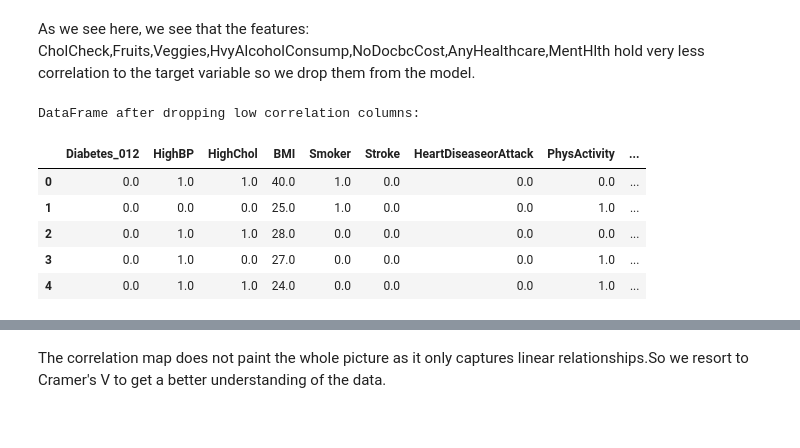
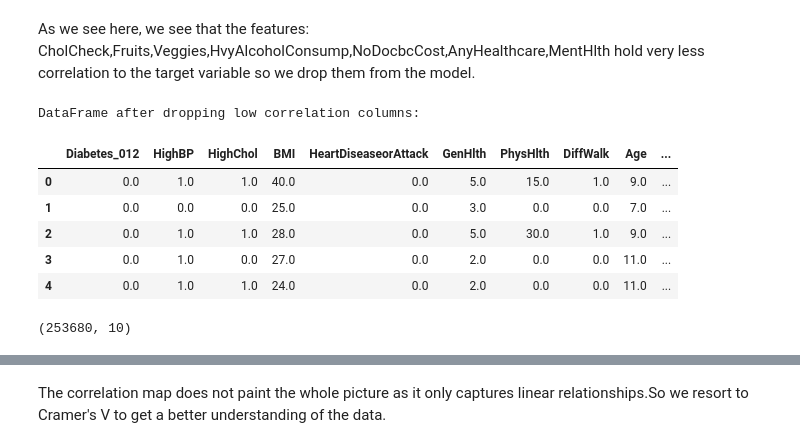
Before and after one commit to chrisjason0505/DIABETES-HEALTH-INDICATORS-DS, a Jupyter notebook: diabetesindicators.ipynb, the cells around one changed output, grey strips where cells are left out. Saved outputs shown, nothing was run; the diff lists cells and outputs as text; code cells hidden in the pictures.

```diff
--- a/diabetesindicators.ipynb
+++ b/diabetesindicators.ipynb
@@ -268,15 +268,19 @@ plt.show()
 As we see here, we see that the features: CholCheck,Fruits,Veggies,HvyAlcoholConsump,NoDocbcCost,AnyHealthcare,MentHlth hold very less correlation to the target variable so we drop them from the model.
 # %%
 # Drop the columns with low correlation as identified in the previous markdown cell
-columns_to_drop = ['CholCheck', 'Fruits', 'Veggies', 'HvyAlcoholConsump', 'NoDocbcCost', 'AnyHealthcare', 'MentHlth','Sex']
+columns_to_drop = ['CholCheck', 'Fruits', 'Veggies', 'HvyAlcoholConsump', 'NoDocbcCost', 'AnyHealthcare', 'MentHlth','Sex','Stroke','Smoker','Education','PhysActivity']
 df_dropped = df.drop(columns=columns_to_drop)
 print("DataFrame after dropping low correlation columns:")
 display(df_dropped.head())
 # %% [output]
 DataFrame after dropping low correlation columns:
-|  | Diabetes_012 | HighBP | HighChol | BMI | Smoker | Stroke | HeartDiseaseorAttack | PhysActivity | ... |
-| 0 | 0.0 | 1.0 | 1.0 | 40.0 | 1.0 | 0.0 | 0.0 | 0.0 | ... |
-| 1 | 0.0 | 0.0 | 0.0 | 25.0 | 1.0 | 0.0 | 0.0 | 1.0 | ... |
-| 2 | 0.0 | 1.0 | 1.0 | 28.0 | 0.0 | 0.0 | 0.0 | 0.0 | ... |
-| 3 | 0.0 | 1.0 | 0.0 | 27.0 | 0.0 | 0.0 | 0.0 | 1.0 | ... |
-| 4 | 0.0 | 1.0 | 1.0 | 24.0 | 0.0 | 0.0 | 0.0 | 1.0 | ... |
+|  | Diabetes_012 | HighBP | HighChol | BMI | HeartDiseaseorAttack | GenHlth | PhysHlth | DiffWalk | Age | ... |
+| 0 | 0.0 | 1.0 | 1.0 | 40.0 | 0.0 | 5.0 | 15.0 | 1.0 | 9.0 | ... |
+| 1 | 0.0 | 0.0 | 0.0 | 25.0 | 0.0 | 3.0 | 0.0 | 0.0 | 7.0 | ... |
+| 2 | 0.0 | 1.0 | 1.0 | 28.0 | 0.0 | 5.0 | 30.0 | 1.0 | 9.0 | ... |
+| 3 | 0.0 | 1.0 | 0.0 | 27.0 | 0.0 | 2.0 | 0.0 | 0.0 | 11.0 | ... |
+| 4 | 0.0 | 1.0 | 1.0 | 24.0 | 0.0 | 2.0 | 0.0 | 0.0 | 11.0 | ... |
+# %%
+df_dropped.shape
+# %% [output]
+(253680, 10)
```
Also changed, not shown: parts of 12 cells of this notebook.
